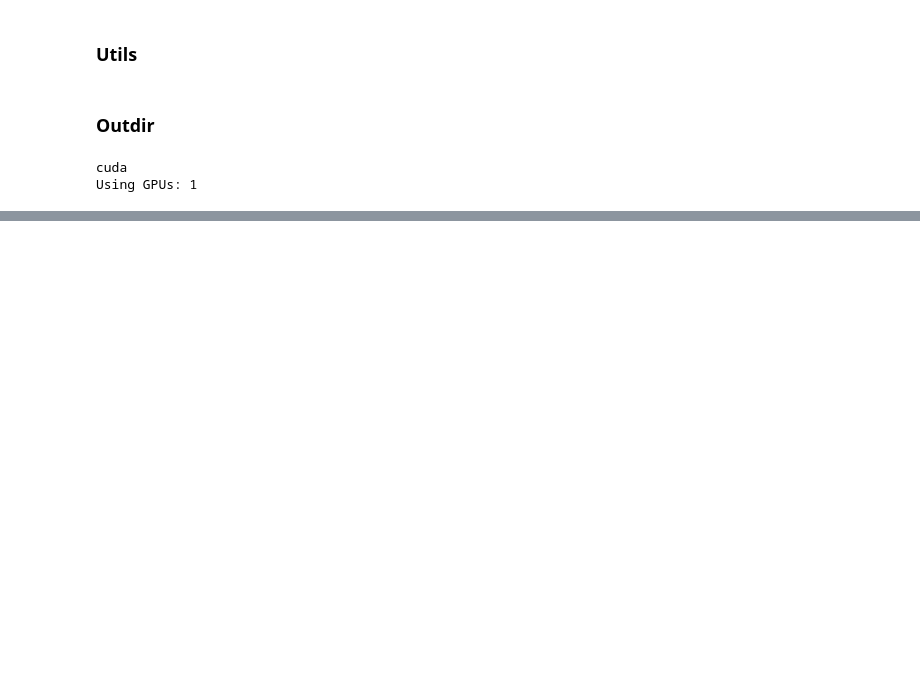
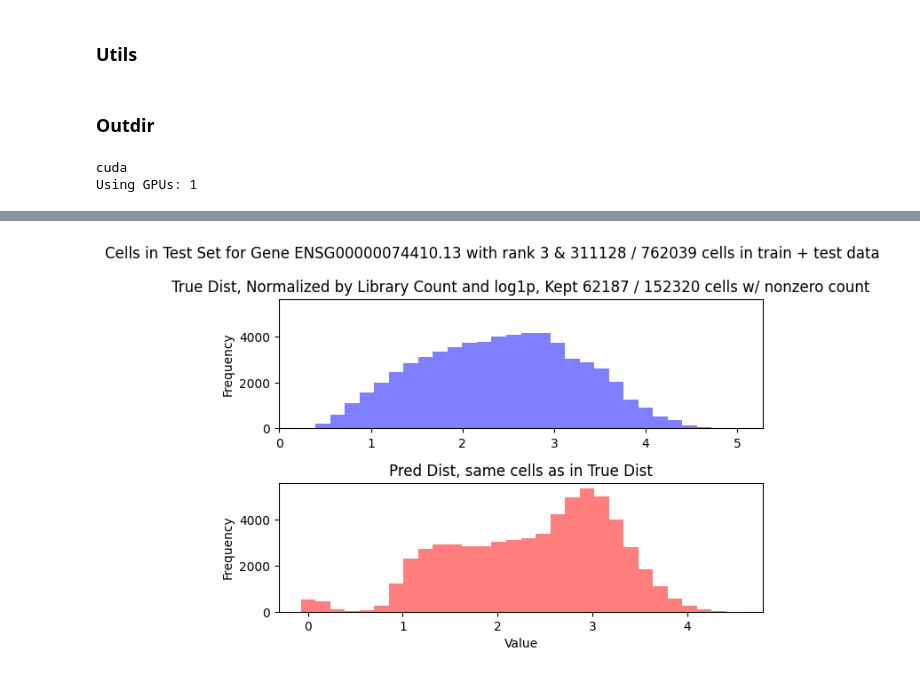
Before and after one commit to imahabub/scdiff, a Jupyter notebook: notebooks/6.23.23.gene_distribution_histogram.ipynb, the cells around one changed output, grey strips where cells are left out. Saved outputs shown, nothing was run; the diff lists cells and outputs as text; code cells hidden in the pictures; blank space fills up the shorter version.

```diff
--- a/notebooks/6.23.23.gene_distribution_histogram.ipynb
+++ b/notebooks/6.23.23.gene_distribution_histogram.ipynb
@@ -310,0 +265,4 @@ data.var
+# %%
+compare_true_and_pred_hist(trues, preds, 917)
+# %% [output]
+[figure, added]
```
Also changed, not shown: parts of 47 cells of this notebook, 2 other files.
